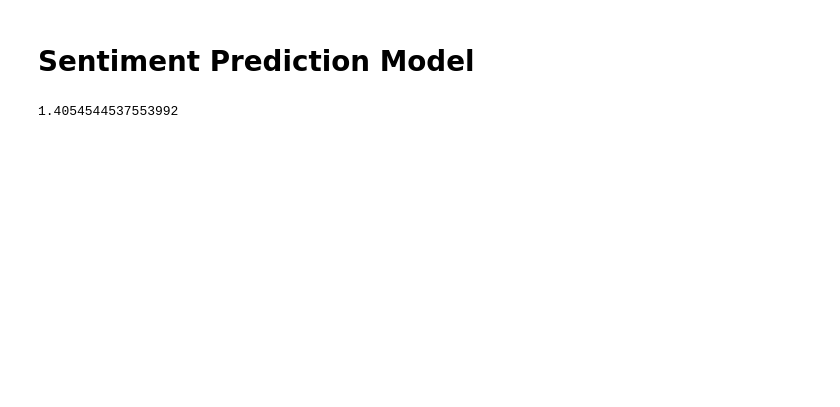
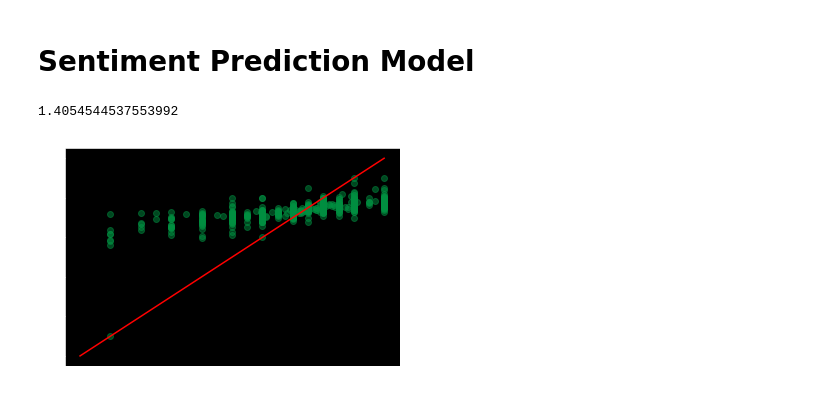
Before and after one commit to garrettseward/boardgame-sentiment, a Jupyter notebook: notebooks/model_crude.ipynb, the cells around one changed output. Drawn from its saved outputs; the diff is of its cells as text; code cells hidden in the pictures; blank space fills up the shorter version.

```diff
--- a/notebooks/model_crude.ipynb
+++ b/notebooks/model_crude.ipynb
@@ -1,22 +1,15 @@
 # %% [markdown]
 # Sentiment Prediction Model
 # %%
-from math import sqrt
 import pandas as pd
 import numpy as np
-import matplotlib.mlab as mlab
-import matplotlib.pyplot as plt
+from matplotlib import (mlab, pyplot as plt)
 
-from sentiment_analysis.database import engine
-from sentiment_analysis.entities import SigWordUse
-from sentiment_analysis.util import rmse
-
-green = '#008f41'
-plt.style.use('dark_background')
+from sentiment_analysis import (database as db, entities as et, util)
 # %%
-onehot = SigWordUse.onehot()
+onehot = et.SigWordUse.onehot()
 train, test = onehot.iloc[:,3:], onehot['_rating']
-sw = pd.read_sql_table('sig_word', engine)
+sw = pd.read_sql_table('sig_word', db.engine)
 weights = pd.Series(sw.median_q50.values, index=sw.word).sort_index()
 # %%
 Qone = train.multiply(weights)
@@ -27,2 +19,8 @@ rmse_medians
 # %% [output]
 1.4054544537553992
+# %%
+plt.scatter(test, predictions, color=util.green, alpha=0.5)
+plt.plot([0, 10], [0, 10], color='red')
+plt.show()
+# %% [output]
+[figure, added]
```
Also changed, not shown: parts of 1 cell of this notebook, 3 other files.
